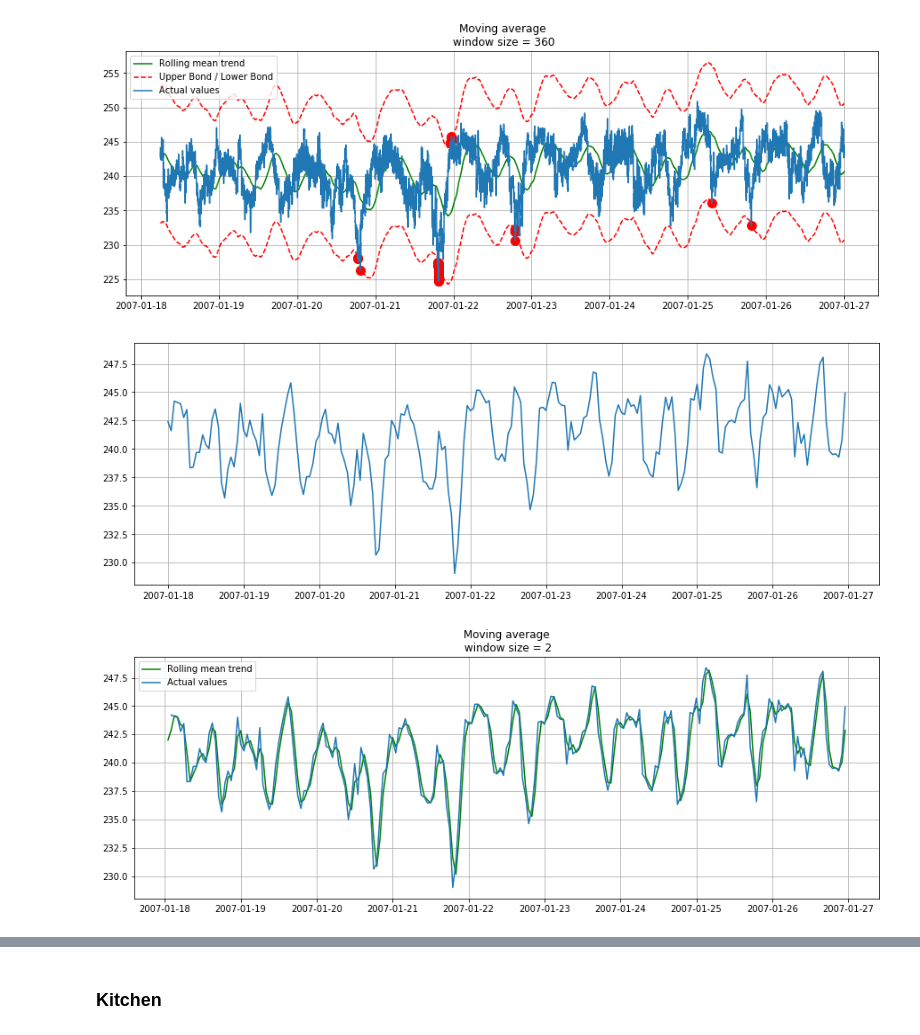
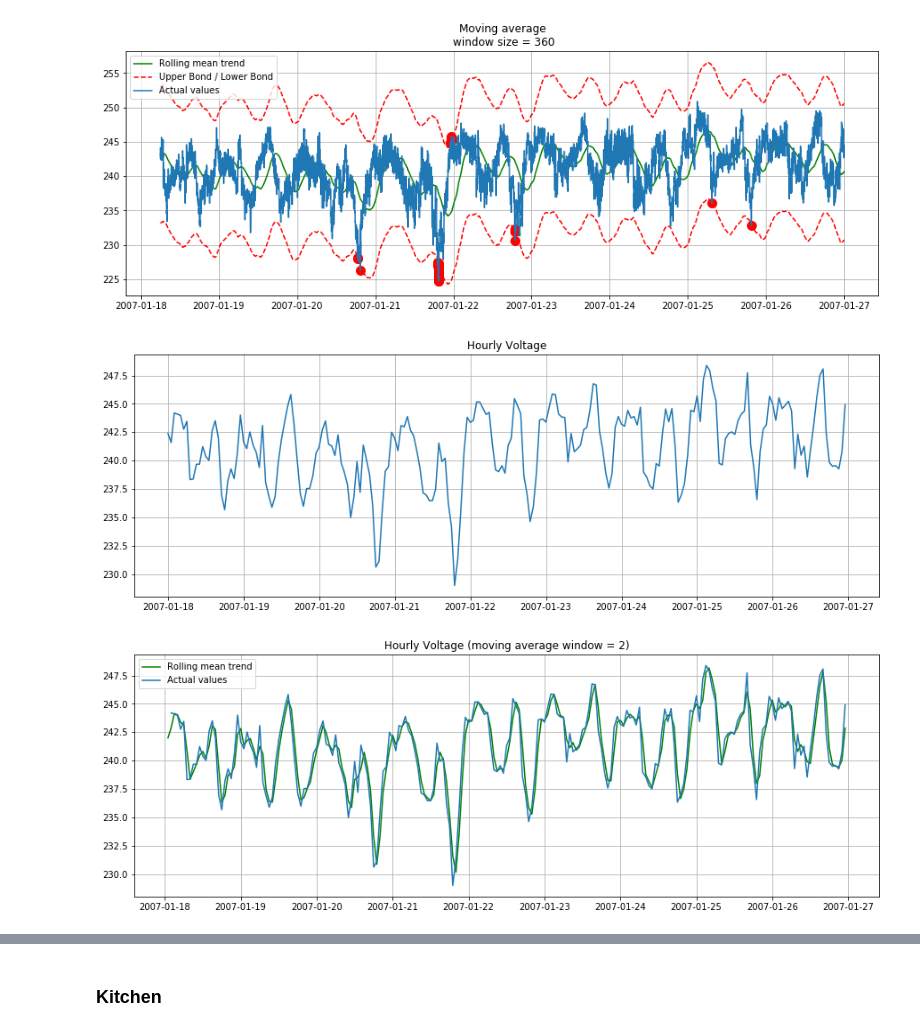
Before and after one commit to collinprather/IoT-Time-Series-Forecasting, a Jupyter notebook: IoT_ML.ipynb, the cells around one changed output, grey strips where cells are left out. Cells and saved outputs as stored; diff of their text form; code cells hidden in the pictures.

```diff
--- a/IoT_ML.ipynb
+++ b/IoT_ML.ipynb
@@ -184,14 +184,16 @@ plotMovingAverage(volts, 360, plot_intervals = True, plot_anomalies = True)
 # %%
 plt.figure(figsize=(15,5))
 plt.plot(volts_hourly)
+plt.title('Hourly Voltage')
 plt.grid(True)
 plt.savefig('Figures/volts_hourly.png')
 # %% [output]
-[figure, old version]
+[figure, new version]
 # %%
 plotMovingAverage(volts_hourly, 2)
+plt.title('Hourly Voltage (moving average window = 2)')
 plt.savefig('Figures/volts_hourly_avg.png')
 # %% [output]
-[figure, old version]
+[figure, new version]
 # %%
 plotMovingAverage(volts_hourly, 2, plot_intervals = True)
```
Also changed, not shown: parts of 6 cells of this notebook, 18 other files.
